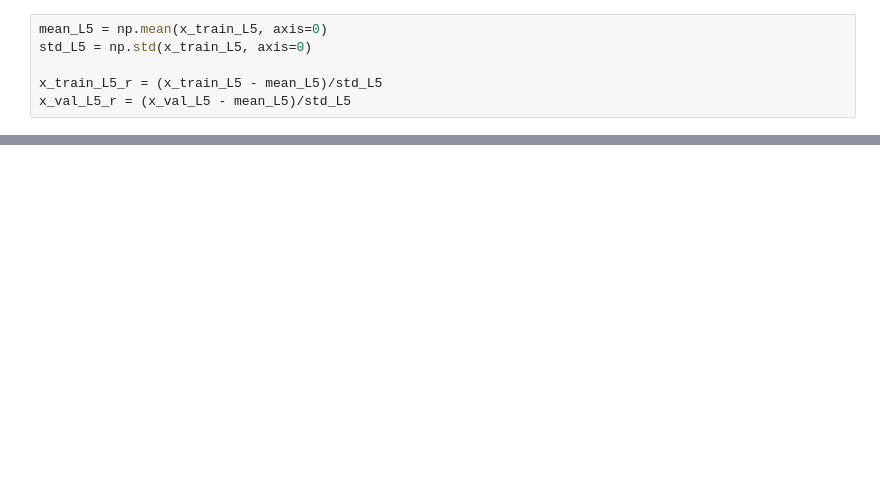
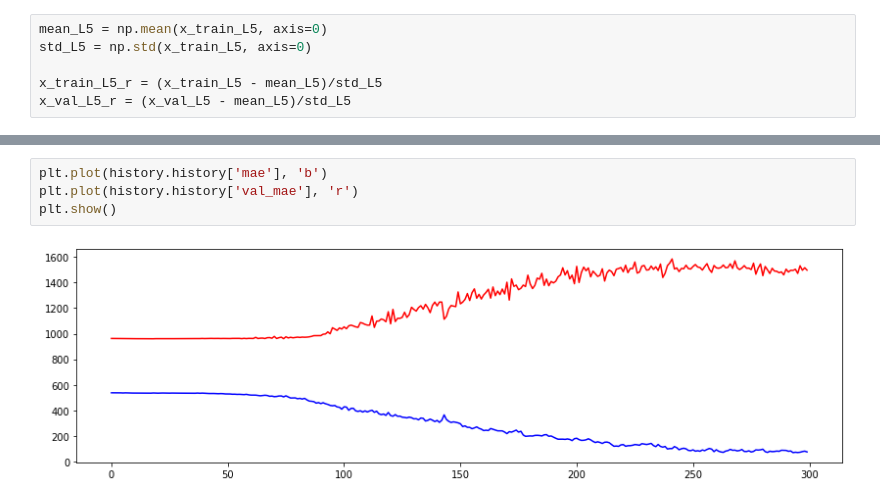
Before and after one commit to sjbaek12/sjbaek12.github.io, a Jupyter notebook: 주가예측_LSTM.ipynb, the cells around one changed output, grey strips where cells are left out. Drawn from its saved outputs; the diff is of its cells as text; blank space fills up the shorter version.

```diff
--- a/주가예측_LSTM.ipynb
+++ b/주가예측_LSTM.ipynb
@@ -534,0 +549,6 @@ plt.show()
+# %%
+plt.plot(history.history['mae'], 'b')
+plt.plot(history.history['val_mae'], 'r')
+plt.show()
+# %% [output]
+[figure, added]
```
Also changed, not shown: parts of 14 cells of this notebook.
